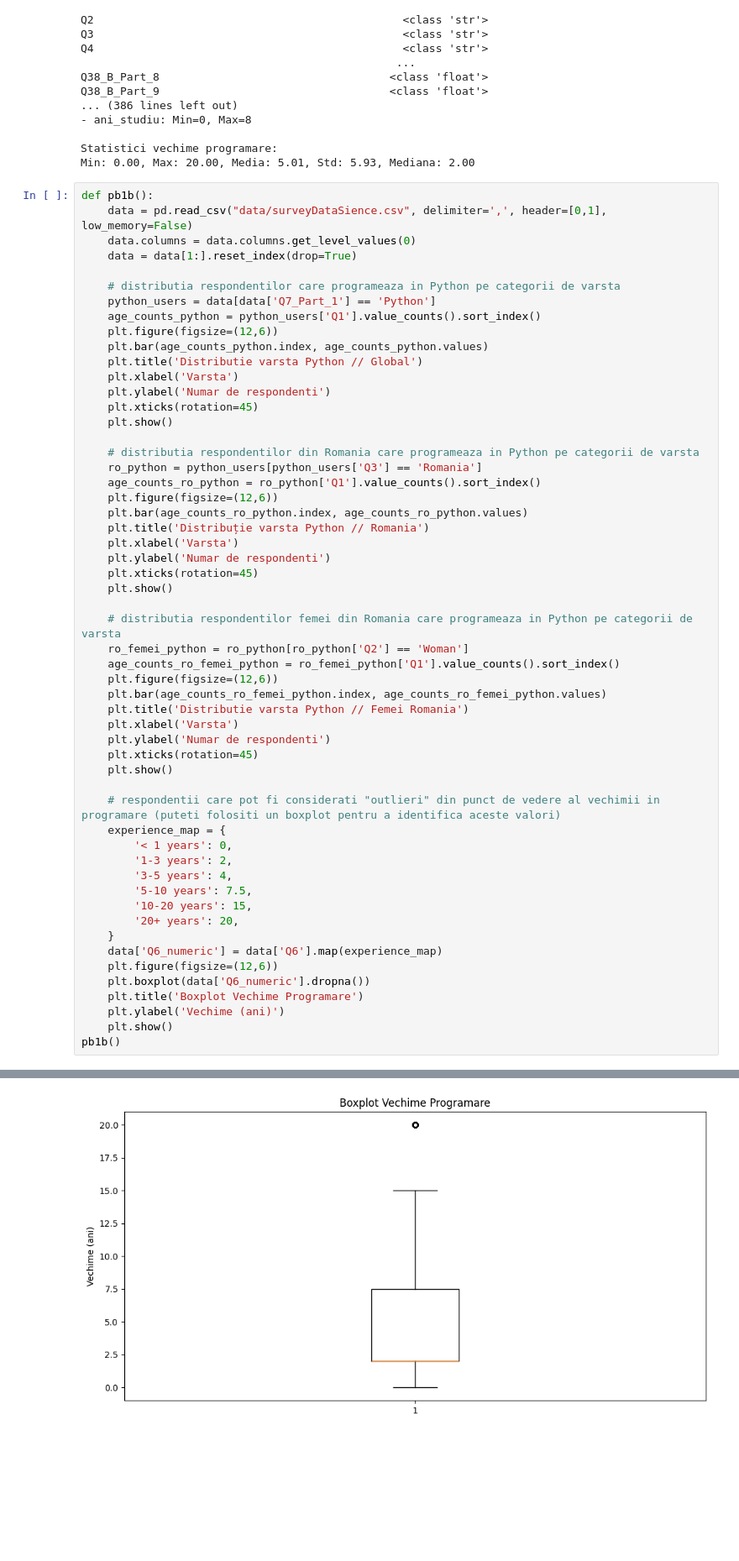
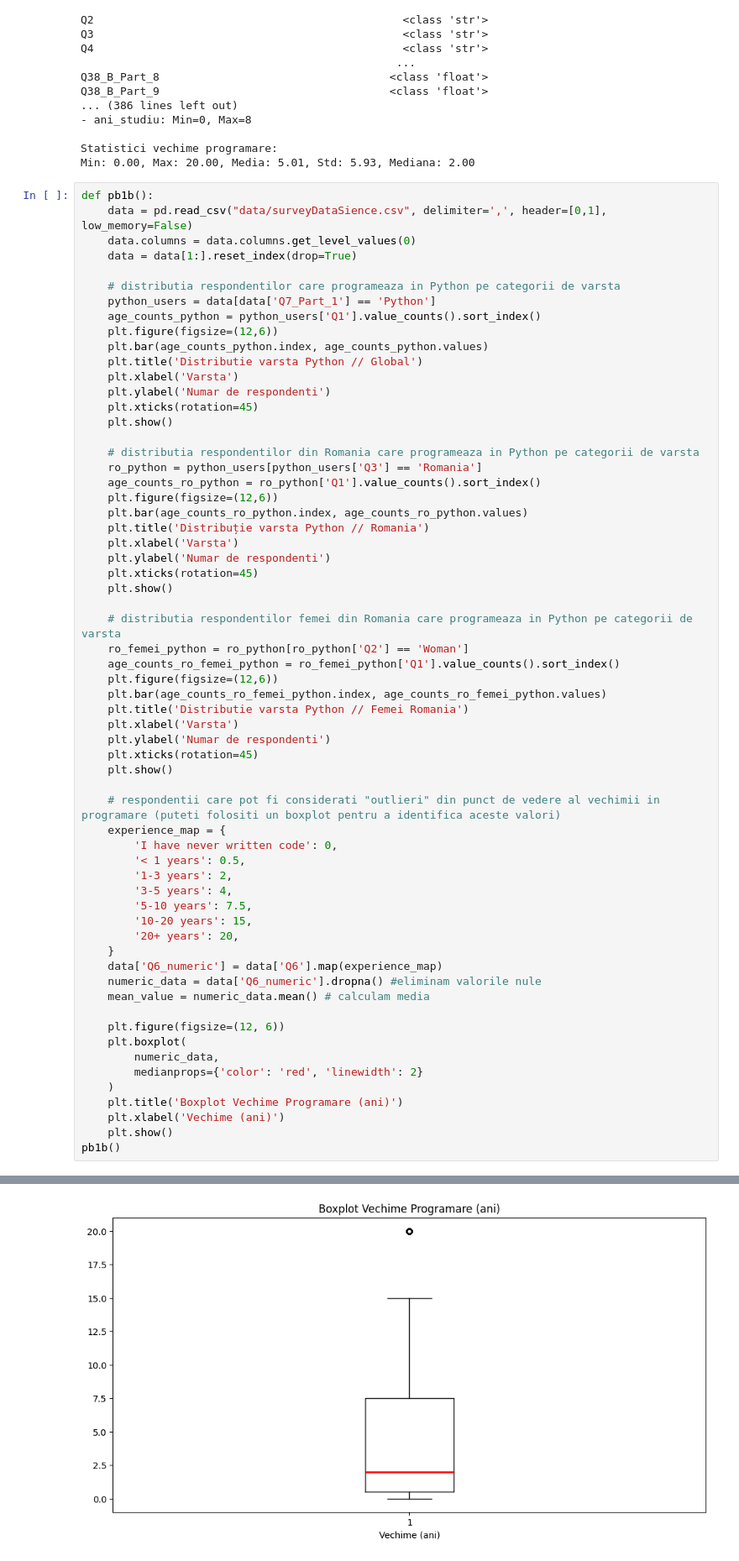
Before and after one commit to constantinmierla/UBB-COMPUTER-SCIENCE, a Jupyter notebook: SEMESTRUL 4/INTELIGENTA ARTIFICIALA/LABORATOR/work/lab 2/pb1.ipynb, the cells around one changed output, grey strips where cells are left out. Shown at 84% size. Cells and saved outputs as stored; diff of their text form; blank space fills up the shorter version.

```diff
--- a/SEMESTRUL 4/INTELIGENTA ARTIFICIALA/LABORATOR/work/lab 2/pb1.ipynb
+++ b/SEMESTRUL 4/INTELIGENTA ARTIFICIALA/LABORATOR/work/lab 2/pb1.ipynb
@@ -172,36 +172,43 @@ def pb1b():
     plt.ylabel('Numar de respondenti')
     plt.xticks(rotation=45)
     plt.show()
 
     # distributia respondentilor femei din Romania care programeaza in Python pe categorii de varsta
     ro_femei_python = ro_python[ro_python['Q2'] == 'Woman']
     age_counts_ro_femei_python = ro_femei_python['Q1'].value_counts().sort_index()
     plt.figure(figsize=(12,6))
     plt.bar(age_counts_ro_femei_python.index, age_counts_ro_femei_python.values)
     plt.title('Distributie varsta Python // Femei Romania')
     plt.xlabel('Varsta')
     plt.ylabel('Numar de respondenti')
     plt.xticks(rotation=45)
     plt.show()
 
     # respondentii care pot fi considerati "outlieri" din punct de vedere al vechimii in programare (puteti folositi un boxplot pentru a identifica aceste valori)
     experience_map = {
-        '< 1 years': 0,
+        'I have never written code': 0,
+        '< 1 years': 0.5,
         '1-3 years': 2,
         '3-5 years': 4,
         '5-10 years': 7.5,
         '10-20 years': 15,
         '20+ years': 20,
     }
     data['Q6_numeric'] = data['Q6'].map(experience_map)
-    plt.figure(figsize=(12,6))
-    plt.boxplot(data['Q6_numeric'].dropna())
-    plt.title('Boxplot Vechime Programare')
-    plt.ylabel('Vechime (ani)')
+    numeric_data = data['Q6_numeric'].dropna() #eliminam valorile nule
+    mean_value = numeric_data.mean() # calculam media
+
+    plt.figure(figsize=(12, 6))
+    plt.boxplot(
+        numeric_data,
+        medianprops={'color': 'red', 'linewidth': 2}
+    )
+    plt.title('Boxplot Vechime Programare (ani)')
+    plt.xlabel('Vechime (ani)')
     plt.show()
 pb1b()
 # %% [output]
 [figure]
 [figure]
 [figure]
-[figure, old version]
+[figure, new version]
```
Also changed, not shown: 4 other files.
